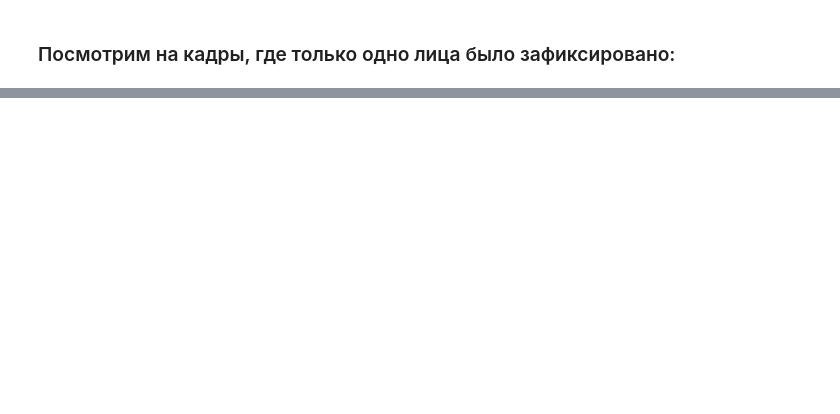
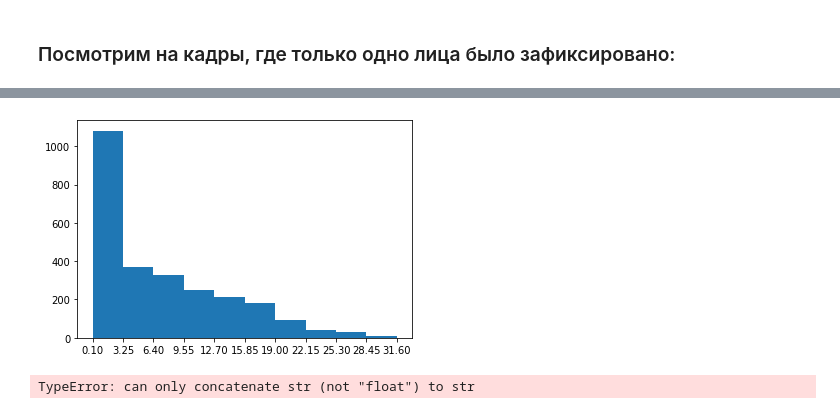
Before and after one commit to TonLeon/Diploma, a Jupyter notebook: Films/Frame Extraction.ipynb, the cells around one changed output, grey strips where cells are left out. Drawn from its saved outputs; the diff is of its cells as text; code cells hidden in the pictures; blank space fills up the shorter version.

```diff
--- a/Films/Frame Extraction.ipynb
+++ b/Films/Frame Extraction.ipynb
@@ -148,0 +146,7 @@ print(one.sort_values(by = 'percentage'))
+# %%
+def one_face_frames(data):
+    one = data.loc[data['num_of_faces'] == 1]
+    pd.set_option('display.max_rows', None)
+    return one.sort_values(by = 'percentage')
+# %%
+df_one_face_2012 = one_face_frames(data_2012)
@@ -148,0 +173,27 @@ print(one.sort_values(by = 'percentage'))
+# %%
+df_one_face_2012['actor'] = None
+# %%
+df_one_face_2012['percentage'] = df_one_face_2012['percentage'].apply(lambda x: round(x[0], 1))
+# %%
+n, bins, _ = plt.hist(df_one_face_2012['percentage'], bins=10)
+plt.xticks(bins)
+plt.show()
+# %% [output]
+[figure, added]
+# %%
+import face_recognition
+
+known_image = face_recognition.load_image_file("/Users/tonleon/Desktop/4184.jpg")
+keira_encoding = face_recognition.face_encodings(known_image)[0]
+known_face_name = "Keira Knightley"
+
+
+for i, image in enumerate(df_one_face_2012['frame_num']):
+    unknown_image = face_recognition.load_image_file('/Users/tonleon/Documents/GitHub/Diploma/Films/2012_frames/'+image)
+    unknown_encoding = face_recognition.face_encodings(unknown_image)
+    if len(unknown_encoding) != 0:
+        unknown_encoding = unknown_encoding[0]
+        results = face_recognition.compare_faces([keira_encoding], unknown_encoding)
+        df_one_face_2012.at[i, 'actor'] = known_face_name
+# %% [output]
+TypeError: can only concatenate str (not "float") to str
```
Also changed, not shown: parts of 29 cells of this notebook, 5 other files.
